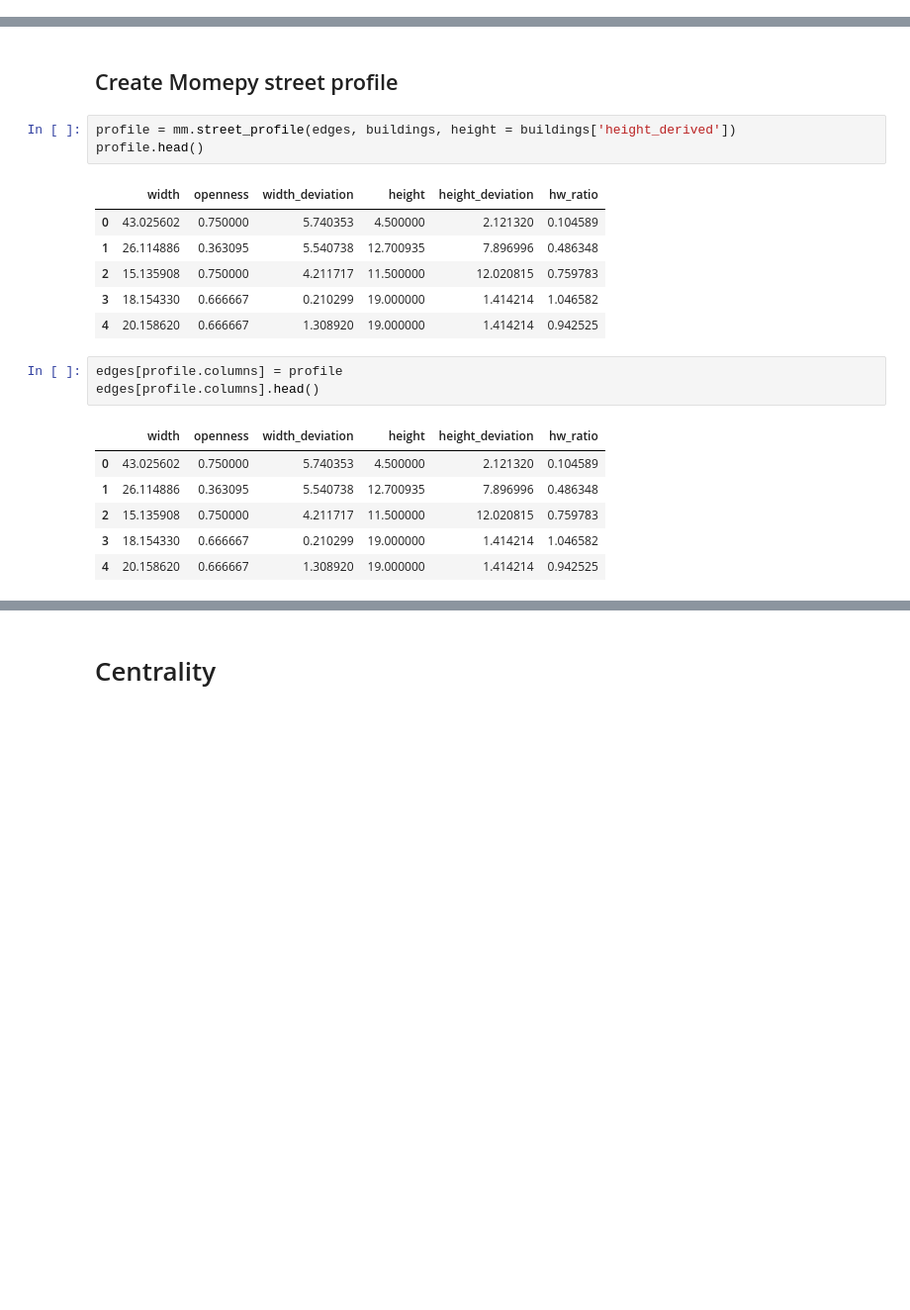
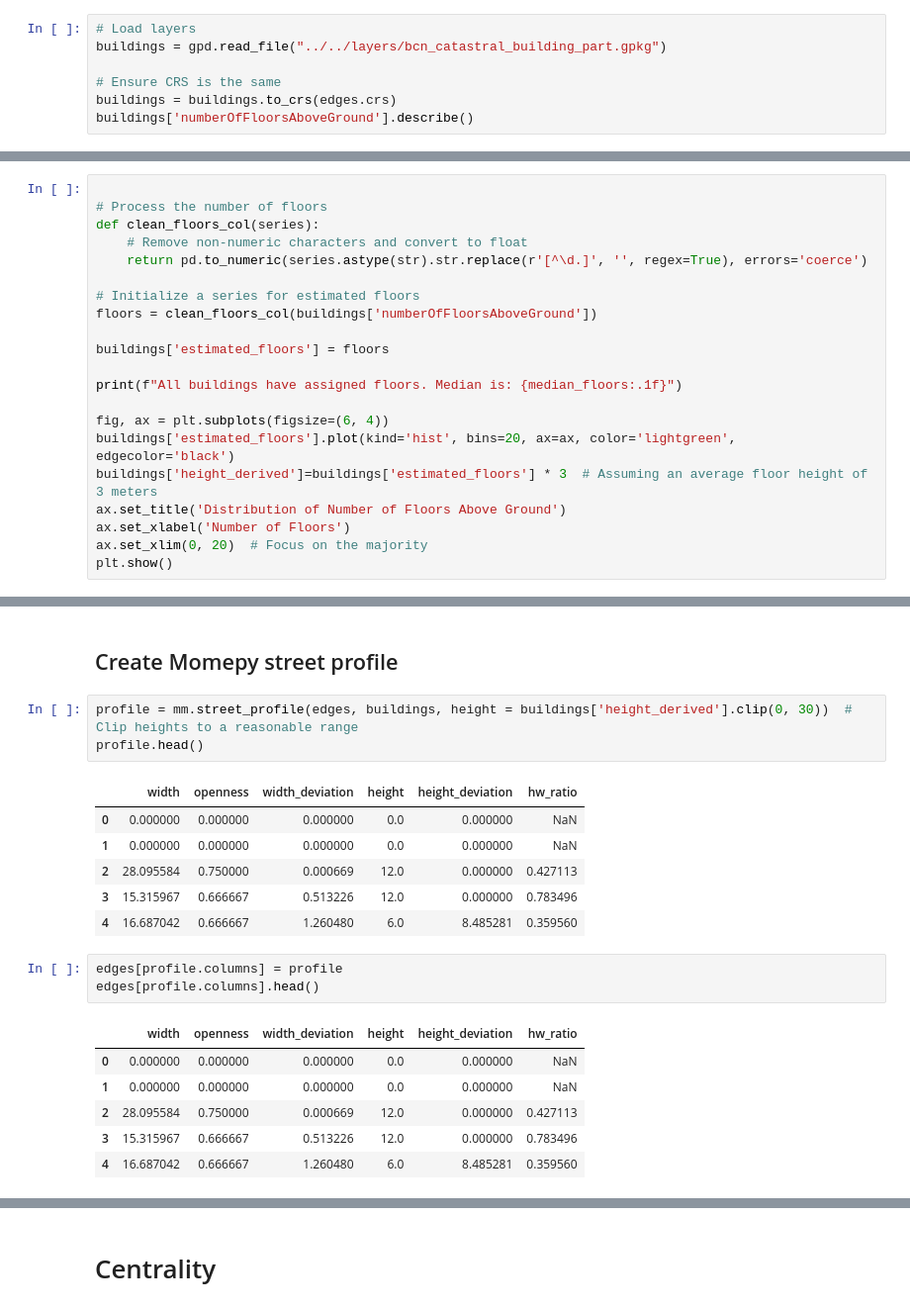
Before and after one commit to AndreaCutroni/ML-Noise-Prediction, a Jupyter notebook: notebooks/_elena/momepy_copy.ipynb, the cells around one changed output, grey strips where cells are left out. Shown at 99% size. Cells and saved outputs as stored; diff of their text form; blank space fills up the shorter version.

```diff
--- a/notebooks/_elena/momepy_copy.ipynb
+++ b/notebooks/_elena/momepy_copy.ipynb
@@ -91,0 +30,7 @@ plt.show()
+# %%
+# Load layers
+buildings = gpd.read_file("../../layers/bcn_catastral_building_part.gpkg")
+
+# Ensure CRS is the same
+buildings = buildings.to_crs(edges.crs)
+buildings['numberOfFloorsAboveGround'].describe()
@@ -91,0 +49,21 @@ plt.show()
+# %%
+
+# Process the number of floors
+def clean_floors_col(series):
+    # Remove non-numeric characters and convert to float
+    return pd.to_numeric(series.astype(str).str.replace(r'[^\d.]', '', regex=True), errors='coerce')
+
+# Initialize a series for estimated floors
+floors = clean_floors_col(buildings['numberOfFloorsAboveGround'])
+
+buildings['estimated_floors'] = floors
+
+print(f"All buildings have assigned floors. Median is: {median_floors:.1f}")
+
+fig, ax = plt.subplots(figsize=(6, 4))
+buildings['estimated_floors'].plot(kind='hist', bins=20, ax=ax, color='lightgreen', edgecolor='black')
+buildings['height_derived']=buildings['estimated_floors'] * 3  # Assuming an average floor height of 3 meters
+ax.set_title('Distribution of Number of Floors Above Ground')
+ax.set_xlabel('Number of Floors')
+ax.set_xlim(0, 20)  # Focus on the majority
+plt.show()
@@ -92,25 +73,25 @@ plt.show()
 # %% [markdown]
 ## Create Momepy street profile
 # %%
-profile = mm.street_profile(edges, buildings, height = buildings['height_derived'])
+profile = mm.street_profile(edges, buildings, height = buildings['height_derived'].clip(0, 30))  # Clip heights to a reasonable range
 profile.head()
 # %% [output]
 |  | width | openness | width_deviation | height | height_deviation | hw_ratio |
-| 0 | 43.025602 | 0.750000 | 5.740353 | 4.500000 | 2.121320 | 0.104589 |
-| 1 | 26.114886 | 0.363095 | 5.540738 | 12.700935 | 7.896996 | 0.486348 |
-| 2 | 15.135908 | 0.750000 | 4.211717 | 11.500000 | 12.020815 | 0.759783 |
-| 3 | 18.154330 | 0.666667 | 0.210299 | 19.000000 | 1.414214 | 1.046582 |
-| 4 | 20.158620 | 0.666667 | 1.308920 | 19.000000 | 1.414214 | 0.942525 |
+| 0 | 0.000000 | 0.000000 | 0.000000 | 0.0 | 0.000000 | NaN |
+| 1 | 0.000000 | 0.000000 | 0.000000 | 0.0 | 0.000000 | NaN |
+| 2 | 28.095584 | 0.750000 | 0.000669 | 12.0 | 0.000000 | 0.427113 |
+| 3 | 15.315967 | 0.666667 | 0.513226 | 12.0 | 0.000000 | 0.783496 |
+| 4 | 16.687042 | 0.666667 | 1.260480 | 6.0 | 8.485281 | 0.359560 |
 # %%
 edges[profile.columns] = profile
 edges[profile.columns].head()
 # %% [output]
 |  | width | openness | width_deviation | height | height_deviation | hw_ratio |
-| 0 | 43.025602 | 0.750000 | 5.740353 | 4.500000 | 2.121320 | 0.104589 |
-| 1 | 26.114886 | 0.363095 | 5.540738 | 12.700935 | 7.896996 | 0.486348 |
-| 2 | 15.135908 | 0.750000 | 4.211717 | 11.500000 | 12.020815 | 0.759783 |
-| 3 | 18.154330 | 0.666667 | 0.210299 | 19.000000 | 1.414214 | 1.046582 |
-| 4 | 20.158620 | 0.666667 | 1.308920 | 19.000000 | 1.414214 | 0.942525 |
+| 0 | 0.000000 | 0.000000 | 0.000000 | 0.0 | 0.000000 | NaN |
+| 1 | 0.000000 | 0.000000 | 0.000000 | 0.0 | 0.000000 | NaN |
+| 2 | 28.095584 | 0.750000 | 0.000669 | 12.0 | 0.000000 | 0.427113 |
+| 3 | 15.315967 | 0.666667 | 0.513226 | 12.0 | 0.000000 | 0.783496 |
+| 4 | 16.687042 | 0.666667 | 1.260480 | 6.0 | 8.485281 | 0.359560 |
 # %%
 ax = edges.plot(cmap="coolwarm", column='width', linewidth=0.5, legend=True, figsize=(12, 12))
 ax.set_title('Total Street Width')
```
Also changed, not shown: parts of 16 cells of this notebook, 13 other files.
